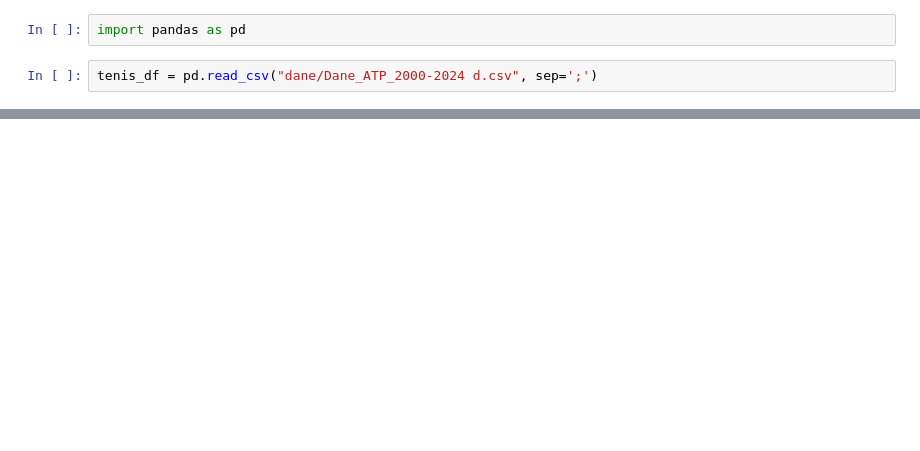
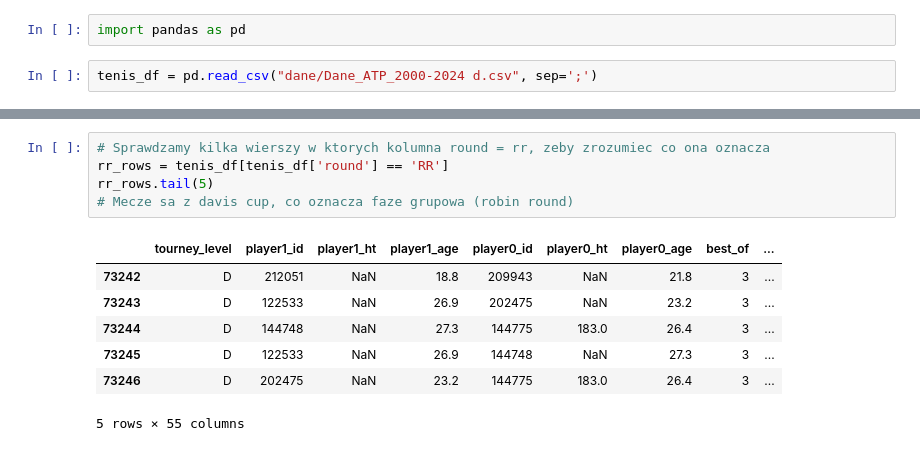
Before and after one commit to stachu213/SiProjekt, a Jupyter notebook: data_eng.ipynb, the cells around one changed output, grey strips where cells are left out. Drawn from its saved outputs; the diff is of its cells as text; blank space fills up the shorter version.

```diff
--- a/data_eng.ipynb
+++ b/data_eng.ipynb
@@ -68,0 +175,13 @@ tenis_df.head(5)
+# %%
+# Sprawdzamy kilka wierszy w ktorych kolumna round = rr, zeby zrozumiec co ona oznacza
+rr_rows = tenis_df[tenis_df['round'] == 'RR']
+rr_rows.tail(5)
+# Mecze sa z davis cup, co oznacza faze grupowa (robin round)
+# %% [output]
+|  | tourney_level | player1_id | player1_ht | player1_age | player0_id | player0_ht | player0_age | best_of | ... |
+| 73242 | D | 212051 | NaN | 18.8 | 209943 | NaN | 21.8 | 3 | ... |
+| 73243 | D | 122533 | NaN | 26.9 | 202475 | NaN | 23.2 | 3 | ... |
+| 73244 | D | 144748 | NaN | 27.3 | 144775 | 183.0 | 26.4 | 3 | ... |
+| 73245 | D | 122533 | NaN | 26.9 | 144748 | NaN | 27.3 | 3 | ... |
+| 73246 | D | 202475 | NaN | 23.2 | 144775 | 183.0 | 26.4 | 3 | ... |
+5 rows × 55 columns
```
Also changed, not shown: parts of 17 cells of this notebook.
